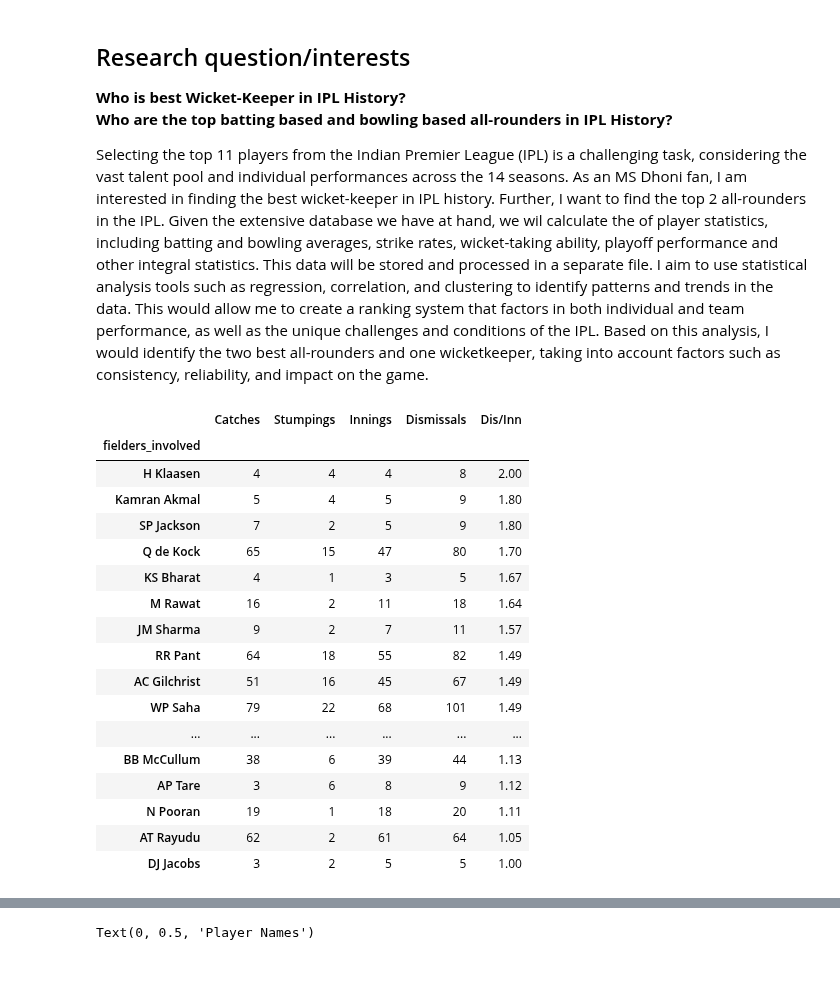
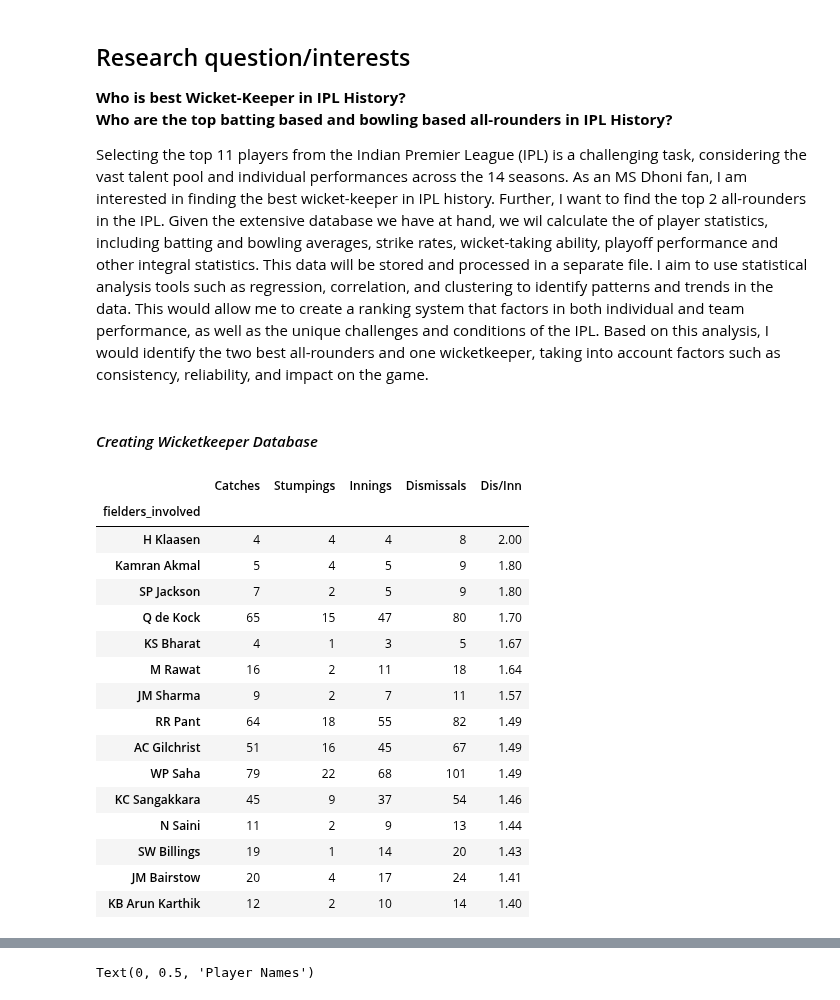
Before and after one commit to ubco-W2022T2-data301/project-group-group60, a Jupyter notebook: analysis/analysis3.ipynb, the cells around one changed output, grey strips where cells are left out. Drawn from its saved outputs; the diff is of its cells as text; code cells hidden in the pictures; blank space fills up the shorter version.

```diff
--- a/analysis/analysis3.ipynb
+++ b/analysis/analysis3.ipynb
@@ -14,30 +14,31 @@ from codes import project_functions3 as pf3
 
 ball_by_ball = pf3.load_and_process("../data/raw/IPL_Ball_by_Ball_2008_2022.csv")
 matches = pf3.load_and_process("../data/raw/IPL_Matches_2008_2022 (1).csv")
-
-#FINDING UNIQUE KEEPERS IN IPL HISTORY
-unique_stumpers = pf3.find_unique_wicketkeepers(ball_by_ball)
-unique_stumpers
-
-#FINDING ALL WICKETKEEPER STATISTCS
-final_wicketkeeping_stats = pf3.find_wicketkeeper_stats(ball_by_ball, unique_stumpers)
-final_wicketkeeping_stats
-# %% [output]
-|  | Catches | Stumpings | Innings | Dismissals | Dis/Inn |
-| fielders_involved |  |  |  |  |  |
-| H Klaasen | 4 | 4 | 4 | 8 | 2.00 |
-| Kamran Akmal | 5 | 4 | 5 | 9 | 1.80 |
-| SP Jackson | 7 | 2 | 5 | 9 | 1.80 |
-| Q de Kock | 65 | 15 | 47 | 80 | 1.70 |
-| KS Bharat | 4 | 1 | 3 | 5 | 1.67 |
-| M Rawat | 16 | 2 | 11 | 18 | 1.64 |
-| JM Sharma | 9 | 2 | 7 | 11 | 1.57 |
-| RR Pant | 64 | 18 | 55 | 82 | 1.49 |
-| AC Gilchrist | 51 | 16 | 45 | 67 | 1.49 |
-| WP Saha | 79 | 22 | 68 | 101 | 1.49 |
-| ... | ... | ... | ... | ... | ... |
-| BB McCullum | 38 | 6 | 39 | 44 | 1.13 |
-| AP Tare | 3 | 6 | 8 | 9 | 1.12 |
-| N Pooran | 19 | 1 | 18 | 20 | 1.11 |
-| AT Rayudu | 62 | 2 | 61 | 64 | 1.05 |
-| DJ Jacobs | 3 | 2 | 5 | 5 | 1.00 |
+# %% [markdown]
+#### *Creating Wicketkeeper Database*
+# %%
+#FINDING UNIQUE KEEPERS IN IPL HISTORY
+unique_stumpers = pf3.find_unique_wicketkeepers(ball_by_ball)
+unique_stumpers
+
+#FINDING ALL WICKETKEEPER STATISTCS
+final_wicketkeeping_stats = pf3.find_wicketkeeper_stats(ball_by_ball, unique_stumpers)
+final_wicketkeeping_stats.head(15)
+# %% [output]
+|  | Catches | Stumpings | Innings | Dismissals | Dis/Inn |
+| fielders_involved |  |  |  |  |  |
+| H Klaasen | 4 | 4 | 4 | 8 | 2.00 |
+| Kamran Akmal | 5 | 4 | 5 | 9 | 1.80 |
+| SP Jackson | 7 | 2 | 5 | 9 | 1.80 |
+| Q de Kock | 65 | 15 | 47 | 80 | 1.70 |
+| KS Bharat | 4 | 1 | 3 | 5 | 1.67 |
+| M Rawat | 16 | 2 | 11 | 18 | 1.64 |
+| JM Sharma | 9 | 2 | 7 | 11 | 1.57 |
+| RR Pant | 64 | 18 | 55 | 82 | 1.49 |
+| AC Gilchrist | 51 | 16 | 45 | 67 | 1.49 |
+| WP Saha | 79 | 22 | 68 | 101 | 1.49 |
+| KC Sangakkara | 45 | 9 | 37 | 54 | 1.46 |
+| N Saini | 11 | 2 | 9 | 13 | 1.44 |
+| SW Billings | 19 | 1 | 14 | 20 | 1.43 |
+| JM Bairstow | 20 | 4 | 17 | 24 | 1.41 |
+| KB Arun Karthik | 12 | 2 | 10 | 14 | 1.40 |
```
Also changed, not shown: parts of 9 cells of this notebook.
